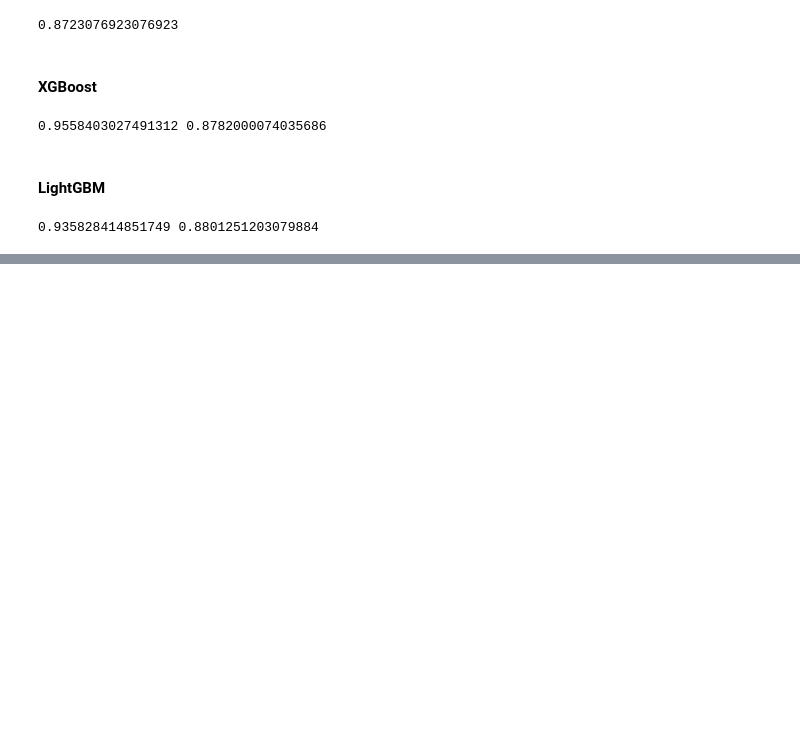
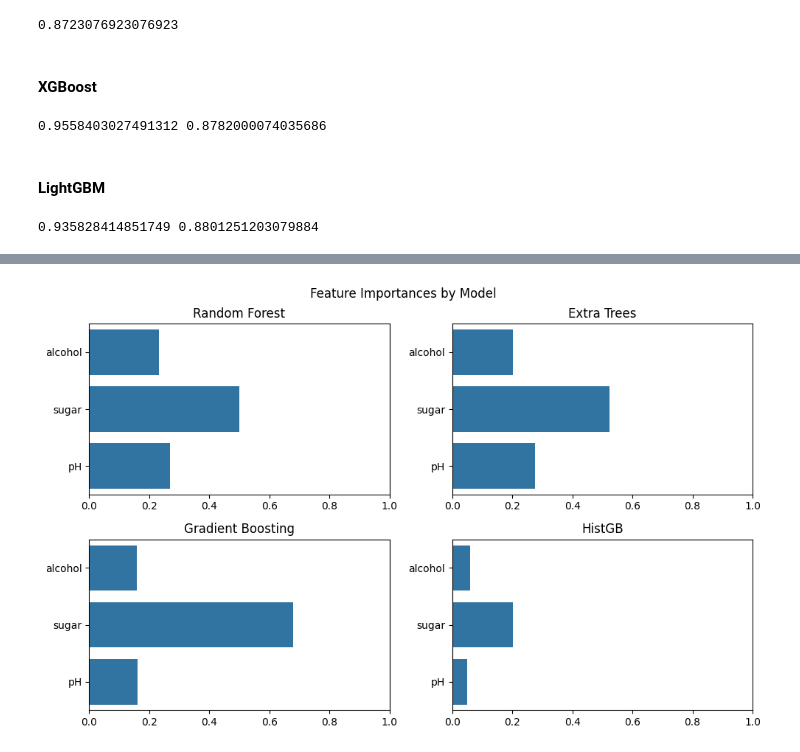
Before and after one commit to keehyun2/TestPy, a Jupyter notebook: colab/5-3-v2.ipynb, the cells around one changed output, grey strips where cells are left out. Saved outputs shown, nothing was run; the diff lists cells and outputs as text; code cells hidden in the pictures; blank space fills up the shorter version.

```diff
--- a/colab/5-3-v2.ipynb
+++ b/colab/5-3-v2.ipynb
@@ -132,6 +155,9 @@ from xgboost import XGBClassifier
 xgb = XGBClassifier(tree_method='hist', random_state=42)
 scores = cross_validate(xgb, train_input, train_target, return_train_score=True, n_jobs=-1)
 
+result = permutation_importance(xgb, test_input, test_target, n_repeats=10,
+                                random_state=42, n_jobs=-1)
+
 print(np.mean(scores['train_score']), np.mean(scores['test_score']))
 # %% [output]
 0.9558403027491312 0.8782000074035686
@@ -148,0 +198,20 @@ print(np.mean(scores['train_score']), np.mean(scores['test_score']))
+# %%
+feature_names = ['alcohol', 'sugar', 'pH']
+importances = {
+    'Random Forest': rf.feature_importances_,
+    'Extra Trees': et.feature_importances_,
+    'Gradient Boosting': gb.feature_importances_,
+    'HistGB': result.importances_mean[:3]  # perm. importance
+}
+
+plt.figure(figsize=(10, 6))
+for i, (name, imp) in enumerate(importances.items()):
+    plt.subplot(2, 2, i+1)
+    sns.barplot(x=imp, y=feature_names)
+    plt.title(name)
+    plt.xlim(0, 1)
+    plt.tight_layout()
+plt.suptitle("Feature Importances by Model", y=1.02)
+plt.show()
+# %% [output]
+[figure, added]
```
Also changed, not shown: parts of 3 cells of this notebook.
